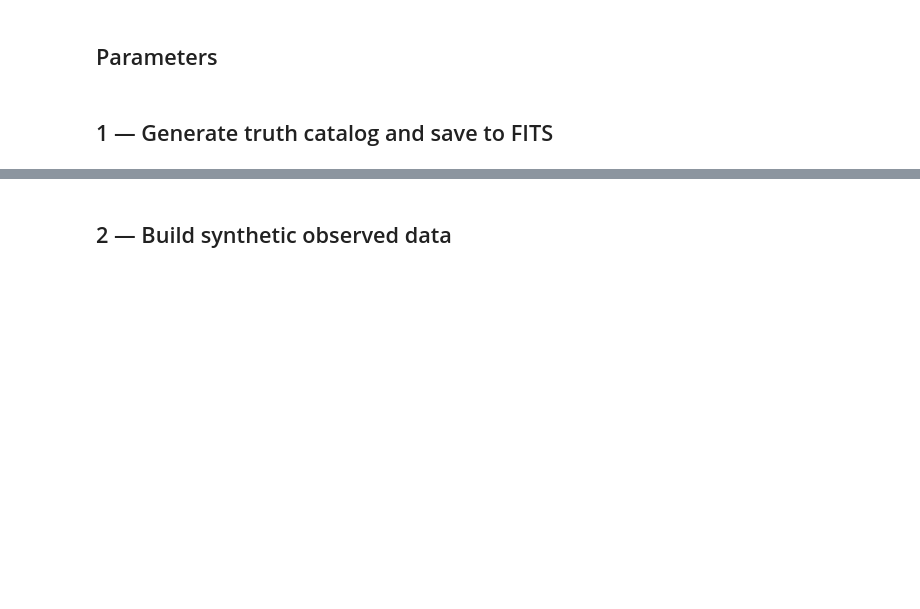
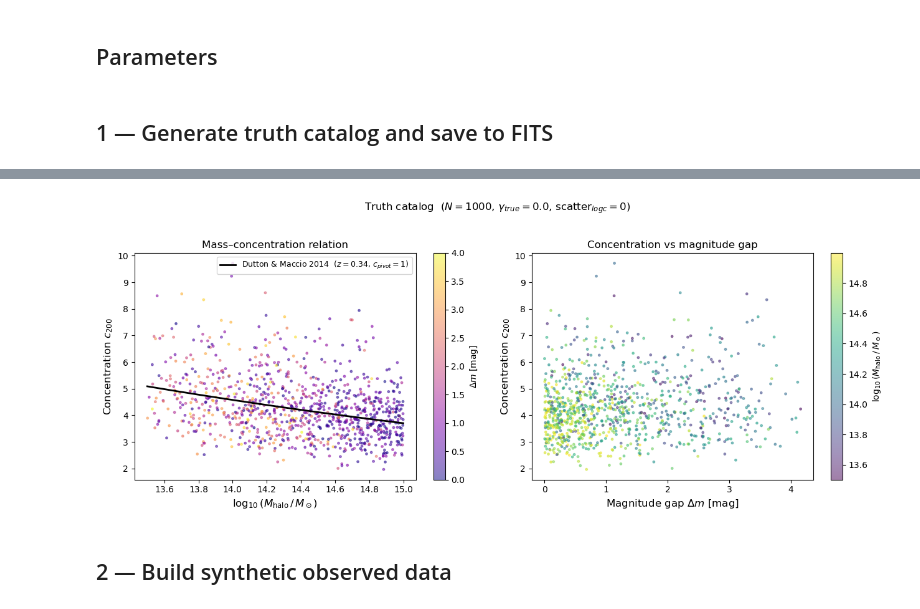
Before and after one commit to andrevitorelli/destacking, a Jupyter notebook: notebooks/gamma_recovery.ipynb, the cells around one changed output, grey strips where cells are left out. Cells and saved outputs as stored; diff of their text form; code cells hidden in the pictures; blank space fills up the shorter version.

```diff
--- a/notebooks/gamma_recovery.ipynb
+++ b/notebooks/gamma_recovery.ipynb
@@ -14,8 +16,8 @@ from destacking.model import make_test_data, run_sampler
 # %% [markdown]
 ## Parameters
 # %%
-N_CLUSTERS    = 500
-TRUE_GAMMA    = 0.5      # the parameter to recover
+N_CLUSTERS    = 1000
+TRUE_GAMMA    = .0      # the parameter to recover
 RADII         = np.logspace(-0.6, 0.6, 8)   # projected radii in Mpc
 SEED          = 42
 # %% [markdown]
@@ -26,6 +28,7 @@ truth = generate_truth_catalog(
     z_range=(0.1, 0.6),
     logM_range=(13.5, 15.0),
     delta_m_gamma=TRUE_GAMMA,
+    scatter_logc=0.1,                  # zero-scatter sanity check (fix #1)
     seed=SEED,
 )
 
@@ -57,3 +72,49 @@ plt.show()
+# %%
+from destacking.relations import c_DuttonMaccio
+
+fig, axes = plt.subplots(1, 2, figsize=(13, 5))
+
+# --- Panel 1: M–c relation ---
+ax = axes[0]
+sc = ax.scatter(
+    np.log10(truth['M_halo']), truth['concentration'],
+    c=truth['delta_m'], cmap='plasma', s=6, alpha=0.5, vmin=0, vmax=4,
+    rasterized=True,
+)
+plt.colorbar(sc, ax=ax, label=r'$\Delta m$ [mag]')
+
+z_med = float(np.median(truth['z']))
+M_curve = np.logspace(13.5, 15.0, 200)
+C_curve = c_DuttonMaccio(z_med * np.ones(200), M_curve)
+ax.plot(np.log10(M_curve), C_curve, 'k-', lw=2,
+        label=rf'Dutton & Maccio 2014  ($z={z_med:.2f}$, $c_{{pivot}}=1$)')
+
+ax.set_xlabel(r'$\log_{10}(M_{\rm halo}\,/\,M_\odot)$', fontsize=12)
+ax.set_ylabel(r'Concentration $c_{200}$', fontsize=12)
+ax.set_title('Mass–concentration relation', fontsize=12)
+ax.legend(fontsize=9)
+
+# --- Panel 2: c vs Δm ---
+ax = axes[1]
+sc2 = ax.scatter(
+    truth['delta_m'], truth['concentration'],
+    c=np.log10(truth['M_halo']), cmap='viridis', s=6, alpha=0.5,
+    rasterized=True,
+)
+plt.colorbar(sc2, ax=ax, label=r'$\log_{10}(M_{\rm halo}\,/\,M_\odot)$')
+
+ax.set_xlabel(r'Magnitude gap $\Delta m$ [mag]', fontsize=12)
+ax.set_ylabel(r'Concentration $c_{200}$', fontsize=12)
+ax.set_title(r'Concentration vs magnitude gap', fontsize=12)
+
+plt.suptitle(
+    rf'Truth catalog  ($N={N_CLUSTERS}$, $\gamma_{{true}}={TRUE_GAMMA}$, scatter$_{{logc}}=0$)',
+    y=1.02, fontsize=12,
+)
+plt.tight_layout()
+plt.show()
+# %% [output]
+[figure, added]
 # %% [markdown]
 ## 2 — Build synthetic observed data
 # %%
```
Also changed, not shown: parts of 8 cells of this notebook, 2 other files.
